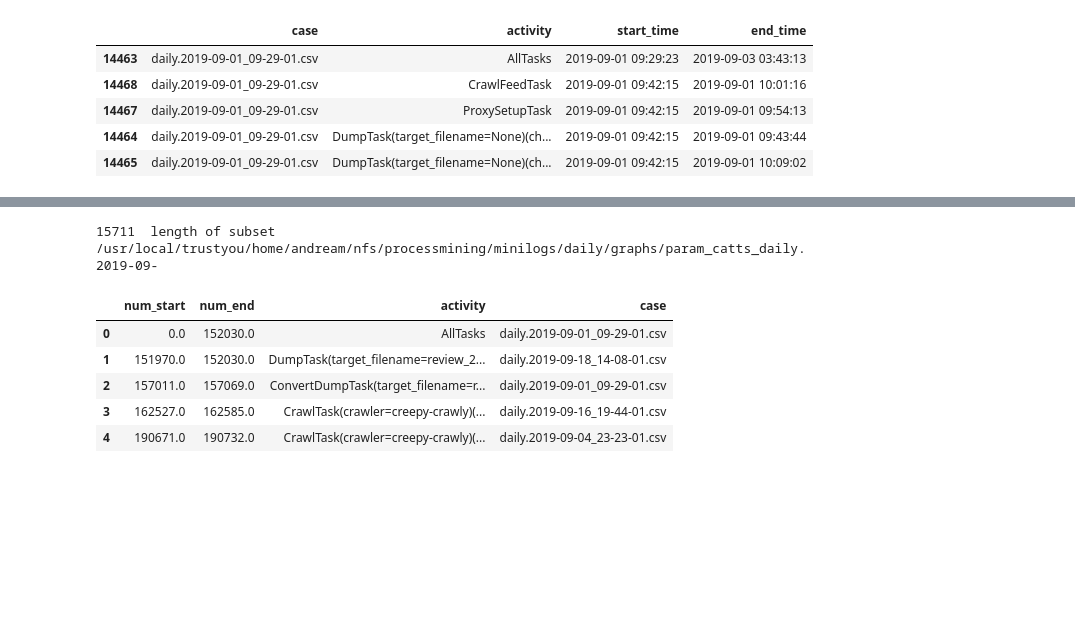
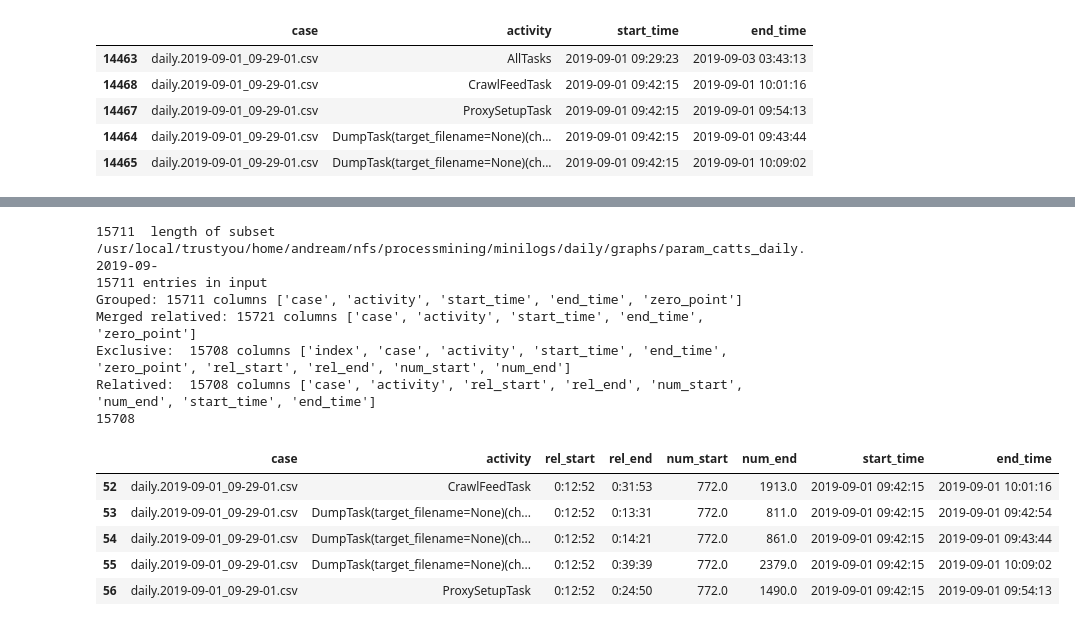
Before and after one commit to andreamalhera/perfSky, a Jupyter notebook: notebooks/skyline.ipynb, the cells around one changed output, grey strips where cells are left out. Drawn from its saved outputs; the diff is of its cells as text; code cells hidden in the pictures; blank space fills up the shorter version.

```diff
--- a/notebooks/skyline.ipynb
+++ b/notebooks/skyline.ipynb
@@ -82,20 +166,28 @@ for indexes in index_used:
 # %%
+from processmining.plot import point_transformer as pt
+
 subset = appended.copy()
 #subset = appended[appended['activity'].str.startswith('CrawlTask')].head(1000)
 #print(subset['activity'][0])
 print(len(subset),' length of subset')
 output_prefix = LUIGI_LOG_PATH+'graphs/'+filename
 print(output_prefix)
 #snippet = plot_point_transformer_selection(subset, output_prefix)
-subset = pt.get_relative_timestamps(subset)
-skyline_points = pt.get_skyline_points(subset)
-skyline_points.head()
+subset = pt.get_relative_timestamps(subset, ['AllTasks'])
+print(len(subset))
+subset.head()
 # %% [output]
 15711  length of subset
 /usr/local/trustyou/home/andream/nfs/processmining/minilogs/daily/graphs/param_catts_daily.2019-09-
+15711 entries in input
+Grouped: 15711 columns ['case', 'activity', 'start_time', 'end_time', 'zero_point']
+Merged relatived: 15721 columns ['case', 'activity', 'start_time', 'end_time', 'zero_point']
+Exclusive:  15708 columns ['index', 'case', 'activity', 'start_time', 'end_time', 'zero_point', 'rel_start', 'rel_end', 'num_start', 'num_end']
+Relatived:  15708 columns ['case', 'activity', 'rel_start', 'rel_end', 'num_start', 'num_end', 'start_time', 'end_time']
+15708
-|  | num_start | num_end | activity | case |
-| 0 | 0.0 | 152030.0 | AllTasks | daily.2019-09-01_09-29-01.csv |
-| 1 | 151970.0 | 152030.0 | DumpTask(target_filename=review_2... | daily.2019-09-18_14-08-01.csv |
-| 2 | 157011.0 | 157069.0 | ConvertDumpTask(target_filename=r... | daily.2019-09-01_09-29-01.csv |
-| 3 | 162527.0 | 162585.0 | CrawlTask(crawler=creepy-crawly)(... | daily.2019-09-16_19-44-01.csv |
-| 4 | 190671.0 | 190732.0 | CrawlTask(crawler=creepy-crawly)(... | daily.2019-09-04_23-23-01.csv |
+|  | case | activity | rel_start | rel_end | num_start | num_end | start_time | end_time |
+| 52 | daily.2019-09-01_09-29-01.csv | CrawlFeedTask | 0:12:52 | 0:31:53 | 772.0 | 1913.0 | 2019-09-01 09:42:15 | 2019-09-01 10:01:16 |
+| 53 | daily.2019-09-01_09-29-01.csv | DumpTask(target_filename=None)(ch... | 0:12:52 | 0:13:31 | 772.0 | 811.0 | 2019-09-01 09:42:15 | 2019-09-01 09:42:54 |
+| 54 | daily.2019-09-01_09-29-01.csv | DumpTask(target_filename=None)(ch... | 0:12:52 | 0:14:21 | 772.0 | 861.0 | 2019-09-01 09:42:15 | 2019-09-01 09:43:44 |
+| 55 | daily.2019-09-01_09-29-01.csv | DumpTask(target_filename=None)(ch... | 0:12:52 | 0:39:39 | 772.0 | 2379.0 | 2019-09-01 09:42:15 | 2019-09-01 10:09:02 |
+| 56 | daily.2019-09-01_09-29-01.csv | ProxySetupTask | 0:12:52 | 0:24:50 | 772.0 | 1490.0 | 2019-09-01 09:42:15 | 2019-09-01 09:54:13 |
```
Also changed, not shown: parts of 13 cells of this notebook, 1 other file.
